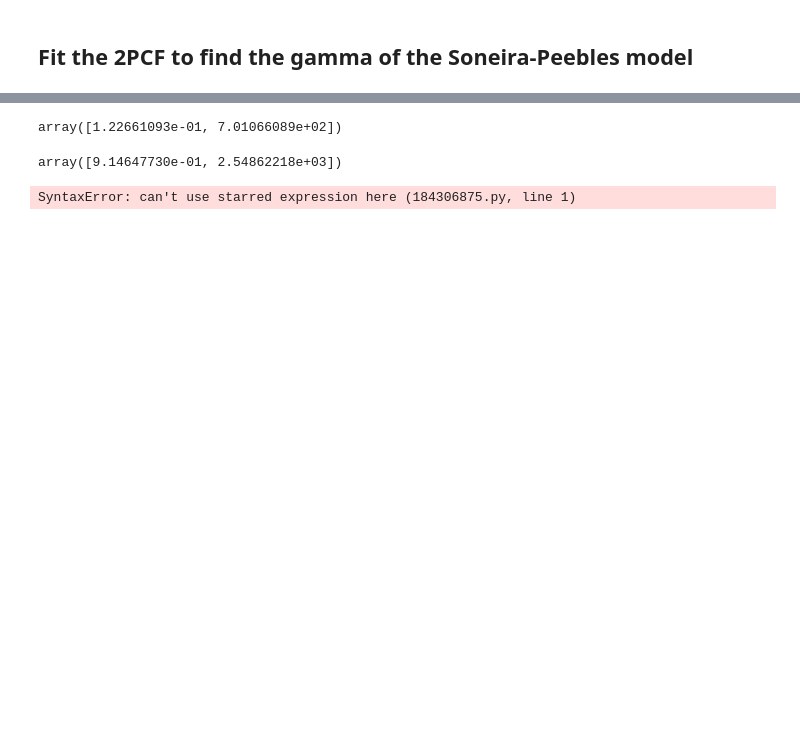
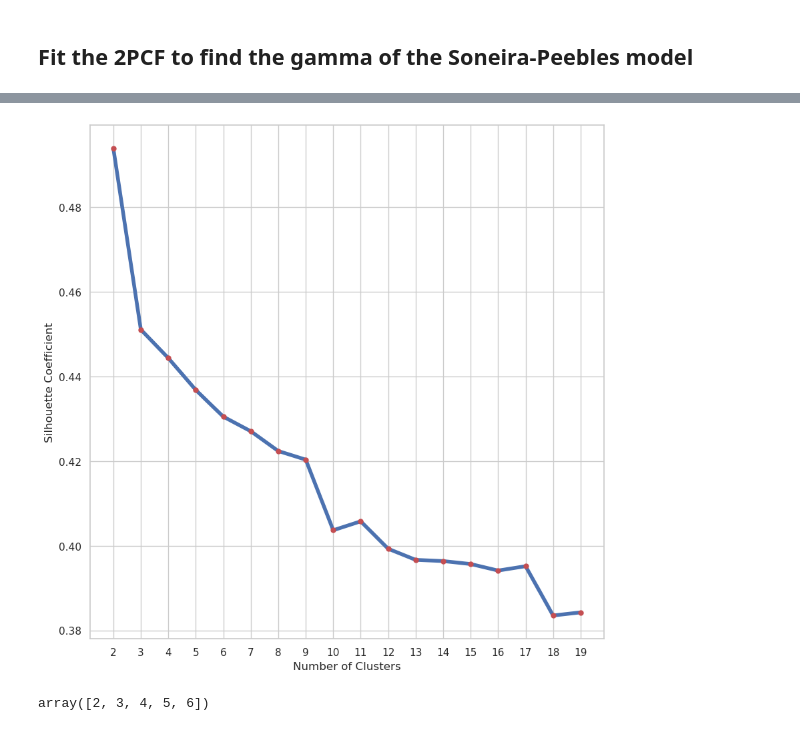
Before and after one commit to Presigny/fake_world, a Jupyter notebook: notebooks/2pcf.ipynb, the cells around one changed output, grey strips where cells are left out. Drawn from its saved outputs; the diff is of its cells as text; code cells hidden in the pictures; blank space fills up the shorter version.

```diff
--- a/notebooks/2pcf.ipynb
+++ b/notebooks/2pcf.ipynb
@@ -299,12 +299,48 @@ array([2.04792421e+00, 4.71735519e+03])
+# %%
+#Here we use the silhouette score to asess what is the most relevant paraemters eta to test in the SP
+#model, since teh KMeans clusetring is hierarichcal for each k we select the best clustering over n_init
+#runß
+
+coord = gdf_projected.get_coordinates()
+kmax = 20 # maximum number of cluster to consider
+l_silhouette = []
+silhouette_coefficients = []
+for k in range(2, kmax):
+    kmeans = sk.KMeans(n_clusters=k,tol=1e-8,max_iter=1000,n_init=100).fit(coord)
+    score = silhouette_score(coord, kmeans.labels_)
+    silhouette_coefficients.append(score)
+l_silhouette.append(silhouette_coefficients)
+# %%
+def plot_silhouette(kmax,l_silhouette):
+    """Plot and save the silhouette plot"""
+    fig, ax = plt.subplots(figsize=(10,10))
+    plt.style.use("fivethirtyeight")
+    plt.plot(range(2, kmax), np.mean(l_silhouette,axis=0))
+    plt.errorbar(range(2, kmax), np.mean(l_silhouette,axis=0), yerr=np.std(l_silhouette,axis=0), fmt="o", color="r",ms=5)
+    plt.xticks(range(2, kmax))
+    plt.xlabel("Number of Clusters")
+    plt.ylabel("Silhouette Coefficient")
+    ax.set_aspect(1. / ax.get_data_ratio(), adjustable='box')
+    #plt.savefig("kmeans_silhouette_score.png",format="png",transparent=True)
+    plt.show()
 # %%
-np.sqrt(np.diag(pcov))
+plot_silhouette(kmax,l_silhouette)
 # %% [output]
-array([1.22661093e-01, 7.01066089e+02])
+[figure, added]
 # %%
-popt
+l_cluster = np.argsort(np.mean(l_silhouette,axis=0))[-5:] #we select the 4 better clustering
+l_cluster = np.flip(l_cluster)+2
+d_save = {} #save the final file with distance distribution,and the fit parameters
+d_save["r_edges"] = r_edges
+d_save["xi"] = l_xi
+d_save["distance_distribution"] = distance_distribution
+d_save["fit_SP"] = popt
+d_save["covariance_fit"] = pcov
+d_save["number_points"] = len(gdf_projected)
+d_save["clustering"] = l_cluster
+d_save["silhouette_score"] = l_silhouette
+slp.save_results(name_save,d_save)
-# %% [output]
-array([9.14647730e-01, 2.54862218e+03])
 # %%
-*popt
+l_cluster
 # %% [output]
-SyntaxError: can't use starred expression here (184306875.py, line 1)
+array([2, 3, 4, 5, 6])
```
Also changed, not shown: parts of 36 cells of this notebook, 6 other files.
